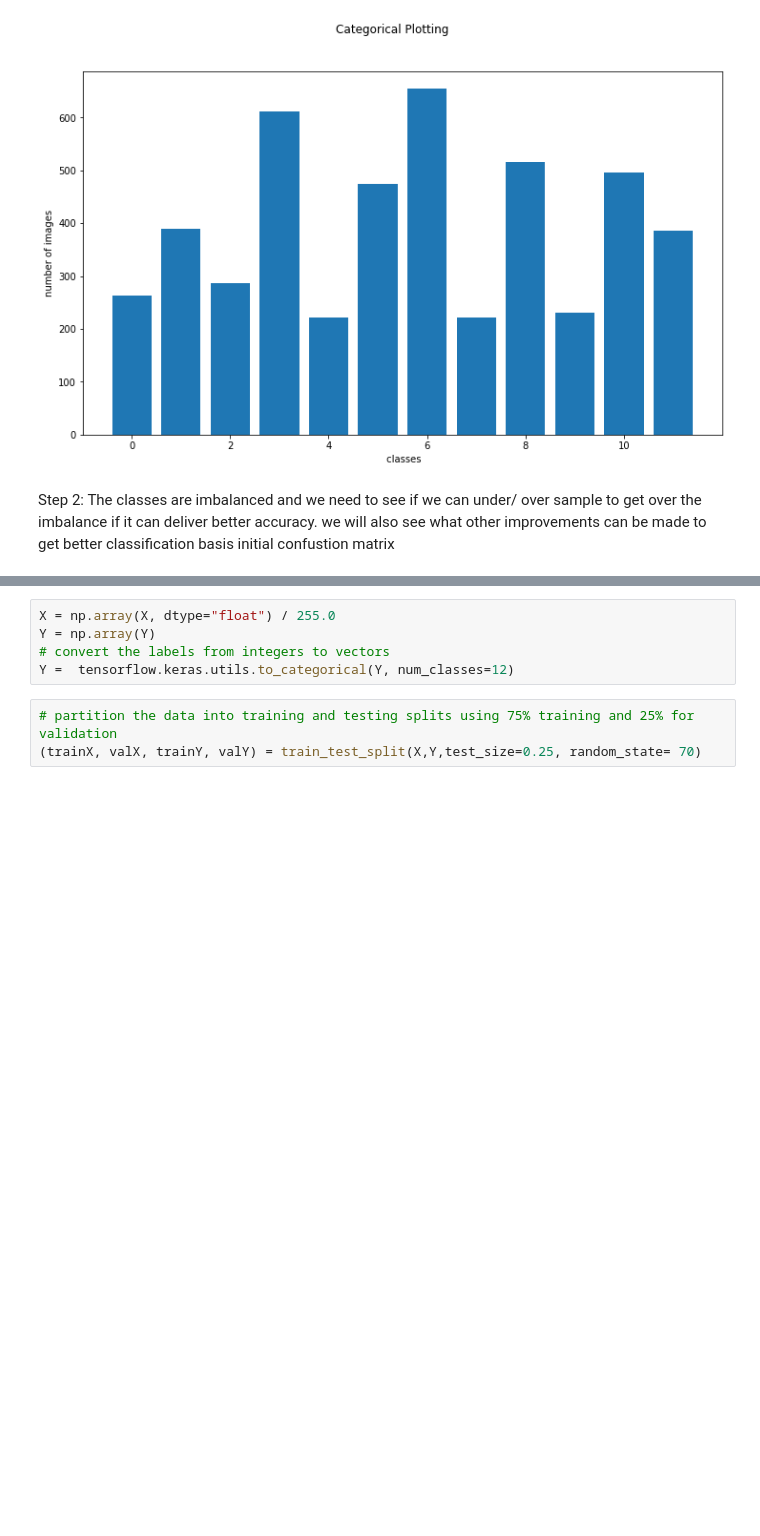
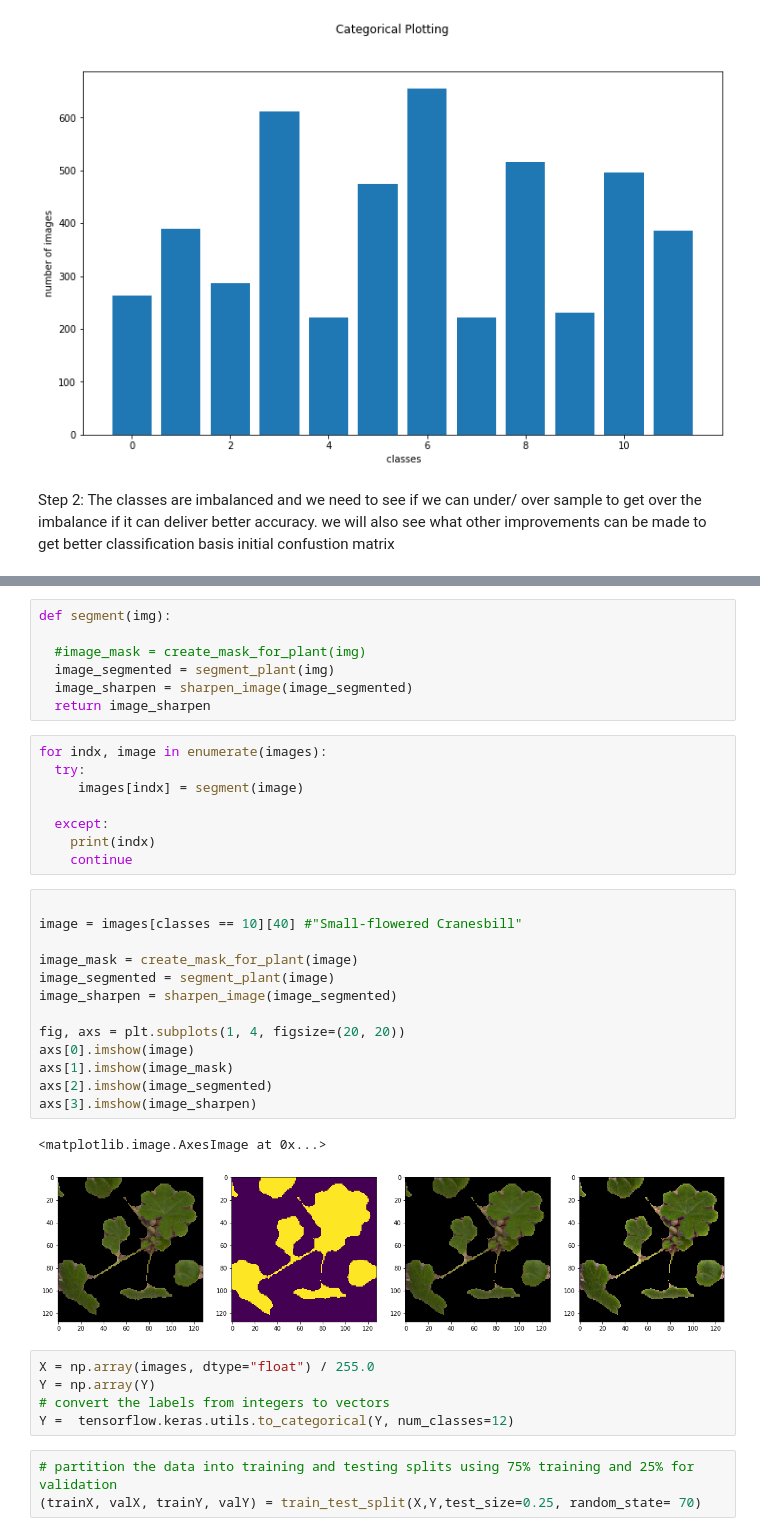
Before and after one commit to Trapti04/Machine_Learning_Colab_Workbooks, a Jupyter notebook: CNN_Project_1.ipynb, the cells around one changed output, grey strips where cells are left out. Saved outputs shown, nothing was run; the diff lists cells and outputs as text; blank space fills up the shorter version.

```diff
--- a/CNN_Project_1.ipynb
+++ b/CNN_Project_1.ipynb
@@ -236,5 +282,36 @@ Step 2: The classes are imbalanced and we need to see if we can under/ over samp
+# %%
+def segment(img):
+
+  #image_mask = create_mask_for_plant(img)
+  image_segmented = segment_plant(img)
+  image_sharpen = sharpen_image(image_segmented)
+  return image_sharpen
+# %%
+for indx, image in enumerate(images):
+  try:
+     images[indx] = segment(image)
+
+  except:
+    print(indx)
+    continue
+# %%
+
+image = images[classes == 10][40] #"Small-flowered Cranesbill"
+
+image_mask = create_mask_for_plant(image)
+image_segmented = segment_plant(image)
+image_sharpen = sharpen_image(image_segmented)
+
+fig, axs = plt.subplots(1, 4, figsize=(20, 20))
+axs[0].imshow(image)
+axs[1].imshow(image_mask)
+axs[2].imshow(image_segmented)
+axs[3].imshow(image_sharpen)
+# %% [output]
+<matplotlib.image.AxesImage at 0x...>
+[figure, added]
 # %%
-X = np.array(X, dtype="float") / 255.0
+X = np.array(images, dtype="float") / 255.0
 Y = np.array(Y)
 # convert the labels from integers to vectors
 Y =  tensorflow.keras.utils.to_categorical(Y, num_classes=12)
```
Also changed, not shown: parts of 21 cells of this notebook.
